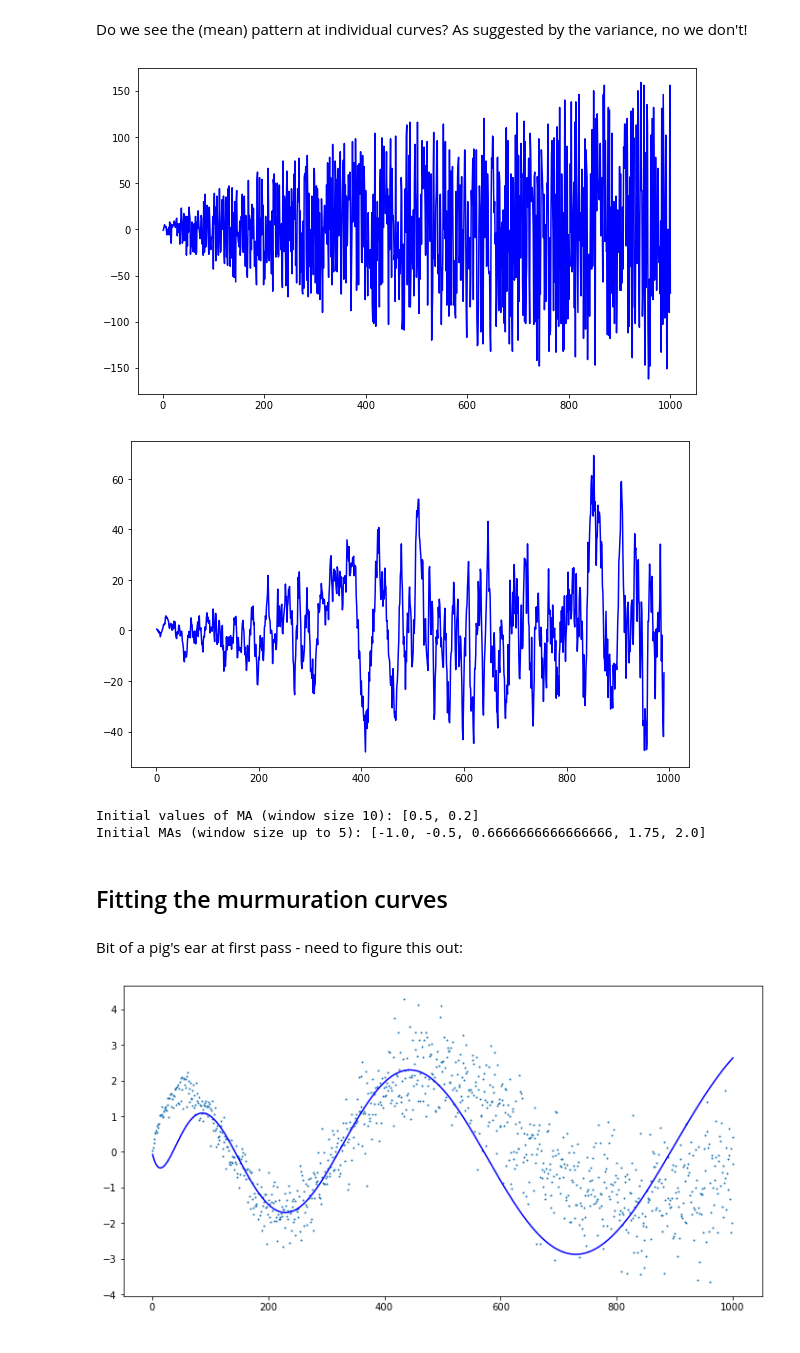
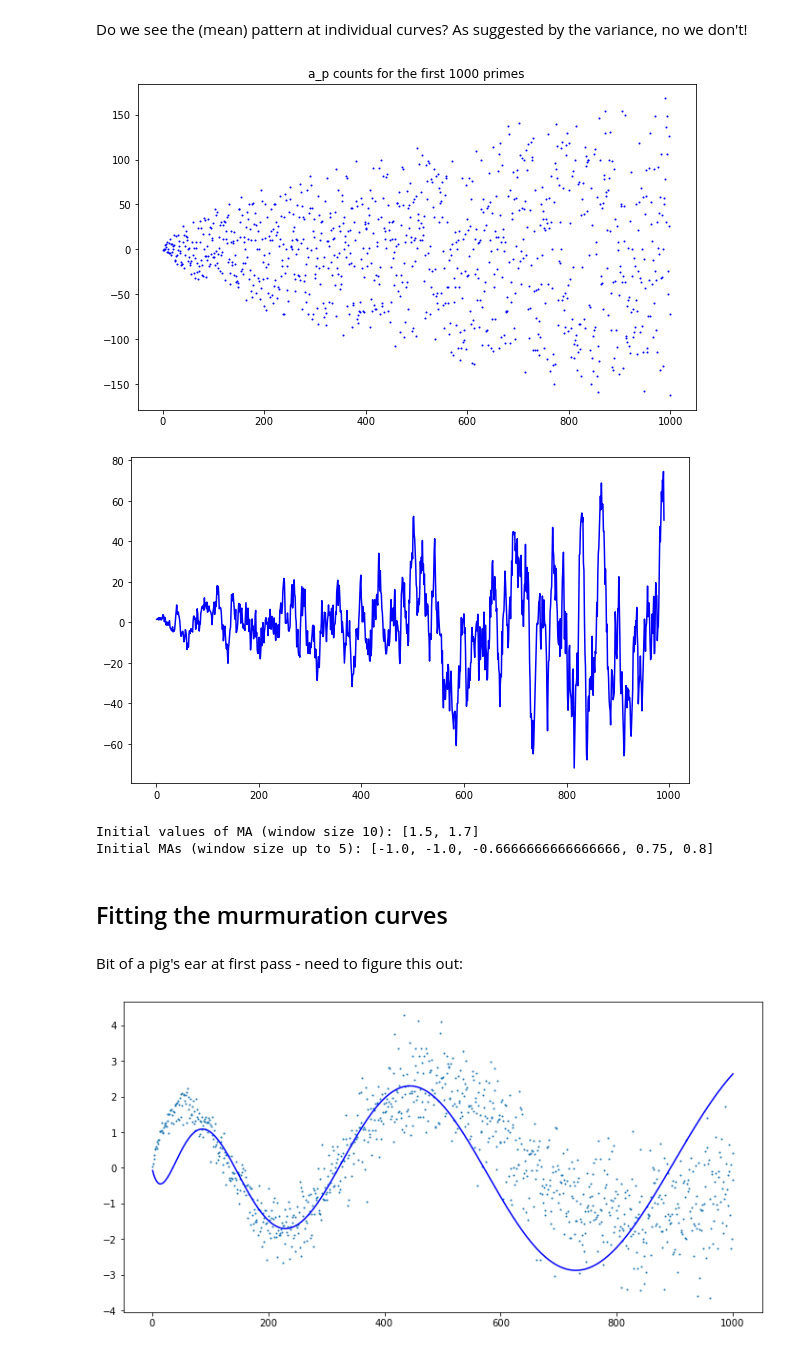
Before and after one commit to billoxbury/ecrank, a Jupyter notebook: 3_primeseries.ipynb, the cells around one changed output. Cells and saved outputs as stored; diff of their text form; code cells hidden in the pictures.

```diff
--- a/3_primeseries.ipynb
+++ b/3_primeseries.ipynb
@@ -84,42 +84,43 @@ i = randint(0,df.shape[0]+1)
 # extract series
 nprimes = 1000
 rg = range(1,nprimes+1)
 
 v = ['a'+str(j) for j in range(1,nprimes+1)]
 a = list( df[v].iloc[i] )
 
 # colour by rank
 if df["rank"].iloc[i]==0:
     c = 'blue'
 else:
     c = 'red'
 
 # plot series
 plt.figure(figsize=(10,6))
-plt.plot(rg, a, c)
+plt.scatter(rg, a, s=1.0, c=c)
+plt.title("a_p counts for the first 1000 primes")
 plt.show()
 
 # plot moving average
 ma = moving_average(a, wsize = 10)
 x = rg[0:len(ma)]
 
 plt.figure(figsize=(10,6))
 plt.plot(x, ma, c)
 plt.show()
 
 print(f'Initial values of MA (window size 10): {ma[:2]}')
 
 mas = [moving_average(a, wsize = ws)[0] for ws in range(1,6)]
 print(f'Initial MAs (window size up to 5): {mas}')
 # %% [output]
-[figure, old version]
+[figure, new version]
-[figure, old version]
+[figure, new version]
-Initial values of MA (window size 10): [0.5, 0.2]
-Initial MAs (window size up to 5): [-1.0, -0.5, 0.6666666666666666, 1.75, 2.0]
+Initial values of MA (window size 10): [1.5, 1.7]
+Initial MAs (window size up to 5): [-1.0, -1.0, -0.6666666666666666, 0.75, 0.8]
-# %% [markdown]
-## Fitting the murmuration curves
-# %% [markdown]
-Bit of a pig's ear at first pass - need to figure this out:
+# %% [markdown]
+## Fitting the murmuration curves
+# %% [markdown]
+Bit of a pig's ear at first pass - need to figure this out:
 # %%
 from scipy.optimize import curve_fit
 
```
Also changed, not shown: 2 other files.
